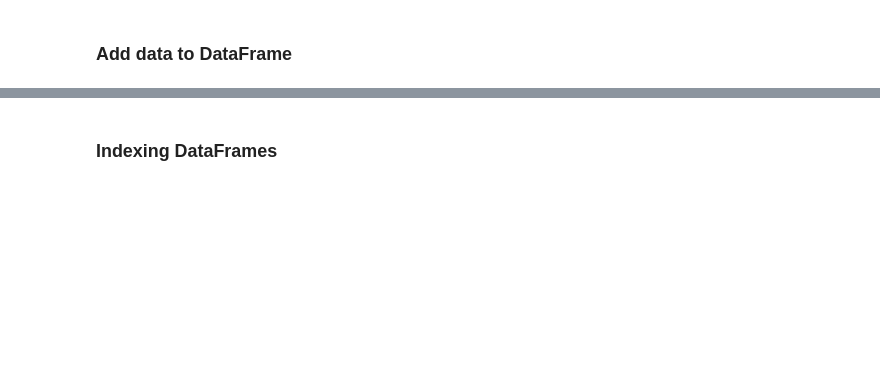
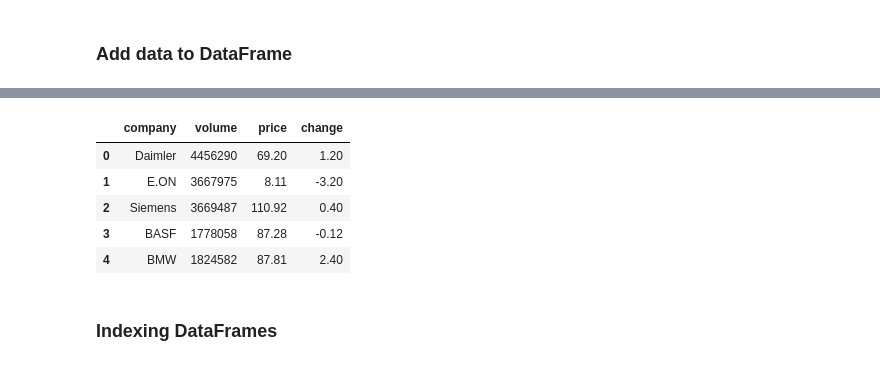
Before and after one commit to vnikoofard/Econofisica, a Jupyter notebook: 1-Programação e Analise de Dados/pyecon_ch3.ipynb, the cells around one changed output, grey strips where cells are left out. Saved outputs shown, nothing was run; the diff lists cells and outputs as text; code cells hidden in the pictures; blank space fills up the shorter version.

```diff
--- a/1-Programação e Analise de Dados/pyecon_ch3.ipynb
+++ b/1-Programação e Analise de Dados/pyecon_ch3.ipynb
@@ -113,3 +152,12 @@ frame2["change"]
+# %%
+frame2
+# %% [output]
+|  | company | volume | price | change |
+| 0 | Daimler | 4456290 | 69.20 | 1.20 |
+| 1 | E.ON | 3667975 | 8.11 | -3.20 |
+| 2 | Siemens | 3669487 | 110.92 | 0.40 |
+| 3 | BASF | 1778058 | 87.28 | -0.12 |
+| 4 | BMW | 1824582 | 87.81 | 2.40 |
 # %% [markdown]
 ### Indexing DataFrames
 # %%
```
Also changed, not shown: parts of 20 cells of this notebook, 2 other files.
